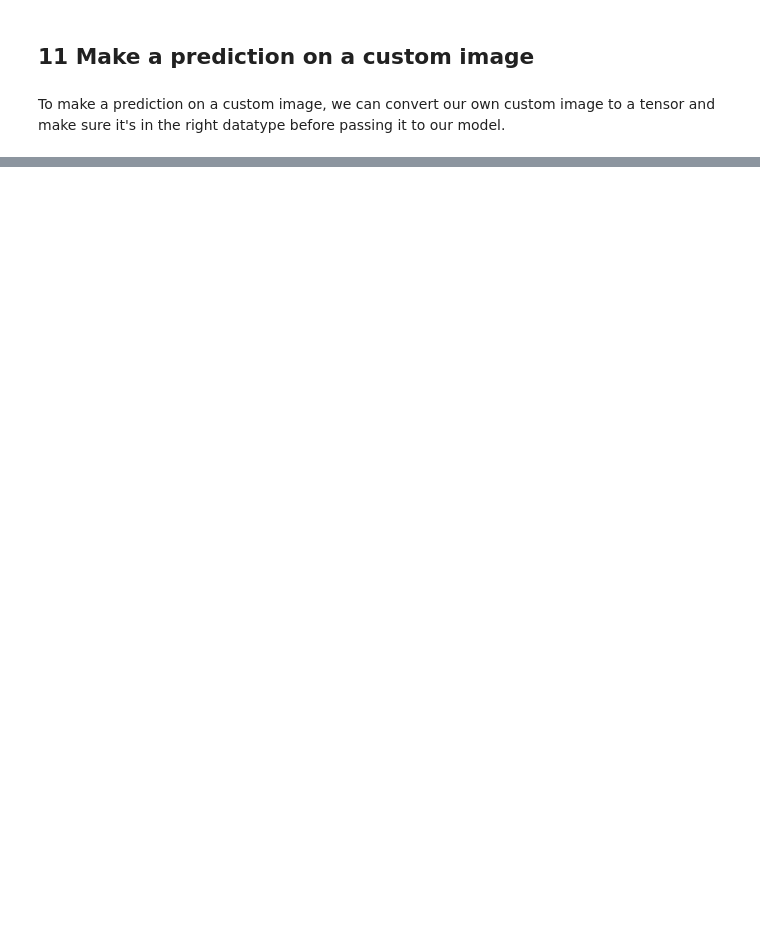
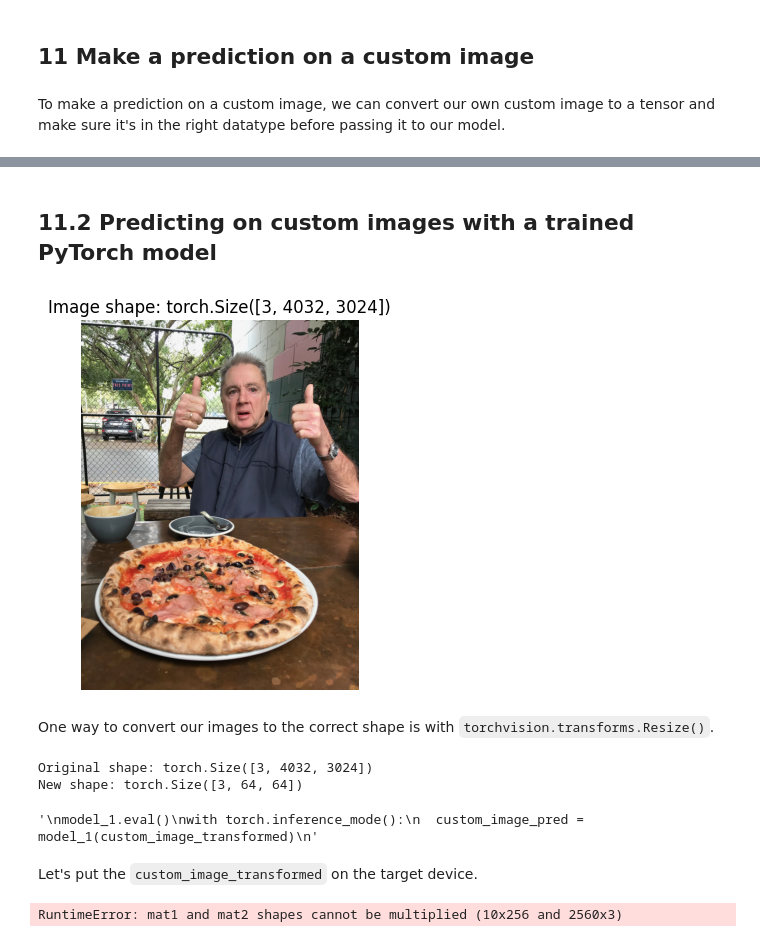
Before and after one commit to lnsayer/udemy_ml_course, a Jupyter notebook: 04_PyTorch_Custom_Datasets.ipynb, the cells around one changed output, grey strips where cells are left out. Saved outputs shown, nothing was run; the diff lists cells and outputs as text; code cells hidden in the pictures; blank space fills up the shorter version.

```diff
--- a/04_PyTorch_Custom_Datasets.ipynb
+++ b/04_PyTorch_Custom_Datasets.ipynb
@@ -1259,7 +1253,7 @@ plt.legend();
 # %% [markdown]
 To make a prediction on a custom image, we can convert our own custom image to a tensor and make sure it's in the right datatype before passing it to our model.
 # %%
-# Download customa image
+# Download custom a image
 import requests
 
 # Setup custom image path
@@ -1268,5 +1262,11 @@ custom_image_path = data_path / "04-pizza-dad.jpeg"
 # Download the image if it doesn't already exist
 if not custom_image_path.is_file():
   with open(custom_image_path, "wb") as f:
-    # When downloading from github, need to use the "raw" file link
+    # When downloading from Github, need to use the "raw" file link
+    request = requests.get("https://raw.githubusercontent.com/mrdbourke/pytorch-deep-learning/main/images/04-pizza-dad.jpeg")
+    print(f"Downlading {custom_image_path}...")
+    f.write(request.content)
+
+else:
+  print(f"{custom_image_path} already exists, skipping download")
 # %% [output]
@@ -1273,0 +1278,10 @@ SyntaxError: incomplete input (<ipython-input-85-cf76b83182a8>, line 8)
+# %%
+import torchvision
+
+# Read in a custom image
+custom_image_uint8 = torchvision.io.read_image(str(custom_image_path))
+
+# Print out image data
+print(f"Custom image tensor :\n{custom_image_uint8}\n")
+print(f"Custom image shape: \n{custom_image_uint8.shape}\n")
+print(f"Custom image dtype: \n{custom_image_uint8.dtype}")
@@ -1273,0 +1347,43 @@ SyntaxError: incomplete input (<ipython-input-85-cf76b83182a8>, line 8)
+# %% [markdown]
+## 11.2 Predicting on custom images with a trained PyTorch model
+# %%
+# Plot custom image
+plt.imshow(custom_image_uint8.permute(1, 2, 0)) # need to permute image dimensions
+plt.title(f"Image shape: {custom_image.shape}")
+plt.axis(False);
+# %% [output]
+[figure, added]
+# %% [markdown]
+One way to convert our images to the correct shape is with `torchvision.transforms.Resize()`.
+# %%
+# Create transform pipeline to resize image
+custom_image_transform = transforms.Compose([
+    transforms.Resize((64, 64))
+])
+
+# Transform target image
+custom_image_transformed = custom_image_transform(custom_image)
+
+# Print out original shape and new shape
+print(f"Original shape: {custom_image.shape}")
+print(f"New shape: {custom_image_transformed.shape}")
+# %% [output]
+Original shape: torch.Size([3, 4032, 3024])
+New shape: torch.Size([3, 64, 64])
+# %%
+# Will throw an error
+"""
+model_1.eval()
+with torch.inference_mode():
+  custom_image_pred = model_1(custom_image_transformed)
+"""
+# %% [output]
+'\nmodel_1.eval()\nwith torch.inference_mode():\n  custom_image_pred = model_1(custom_image_transformed)\n'
+# %% [markdown]
+Let's put the `custom_image_transformed` on the target device.
+# %%
+model_1.eval()
+with torch.inference_mode():
+  custom_image_pred = model_1(custom_image_transformed.to(device))
+# %% [output]
+RuntimeError: mat1 and mat2 shapes cannot be multiplied (10x256 and 2560x3)
```
Also changed, not shown: parts of 29 cells of this notebook.
